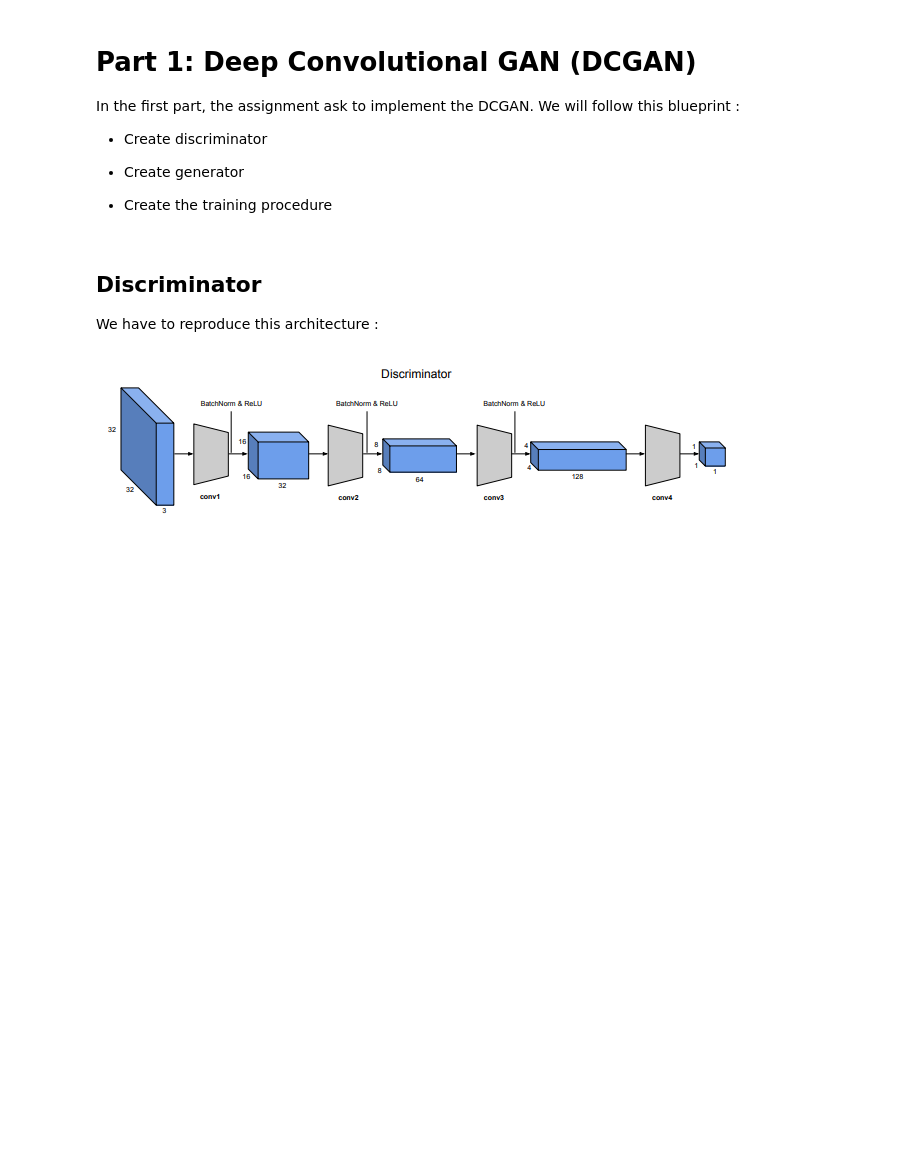
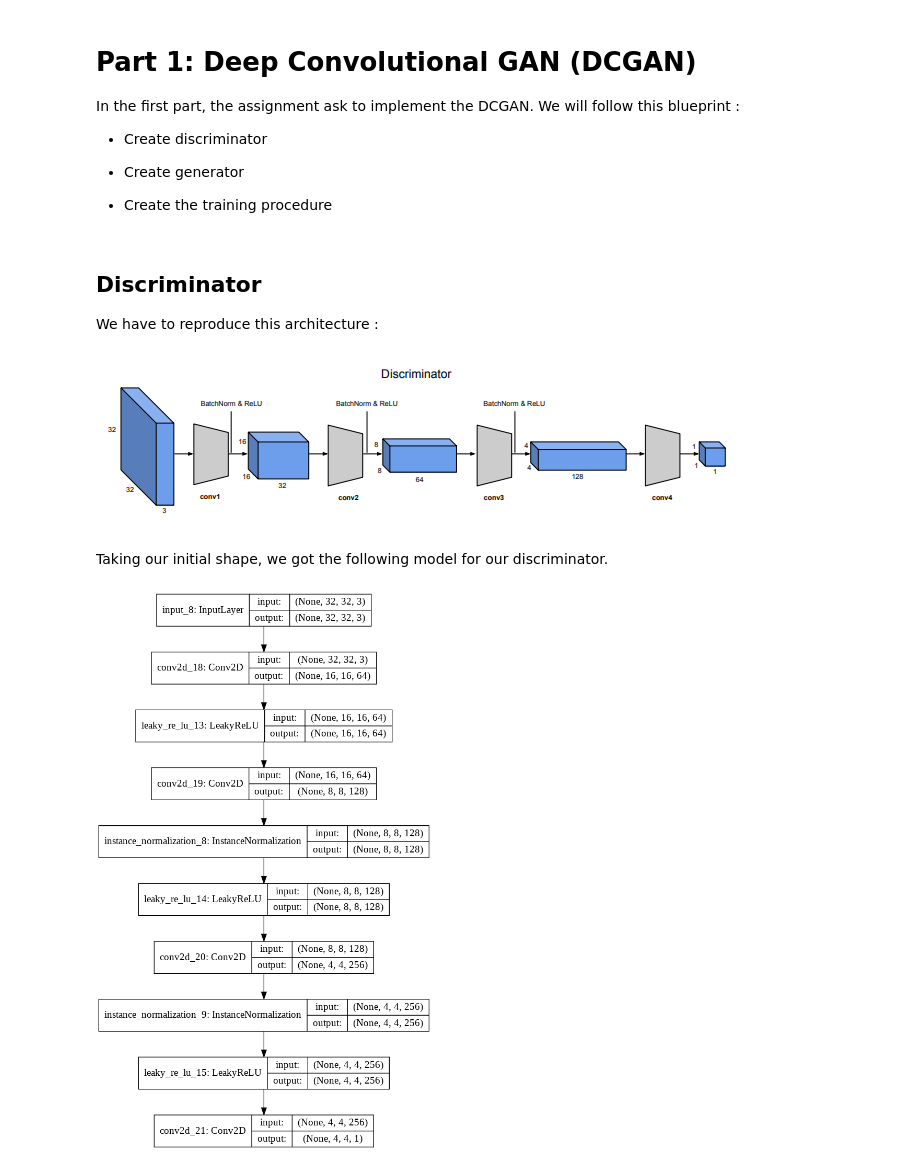
Before and after one commit to melchior-prugniaud/DL-DCGAN-CYCLEGAN, a Jupyter notebook: Cycle_GAN_Implementation.ipynb, the cells around one changed output. Drawn from its saved outputs; the diff is of its cells as text; code cells hidden in the pictures; blank space fills up the shorter version.

```diff
--- a/Cycle_GAN_Implementation.ipynb
+++ b/Cycle_GAN_Implementation.ipynb
@@ -145,21 +145,27 @@ We have to reproduce this architecture :
 ![image.png](embedded-picture-1)
 # %%
 from keras.layers import Conv2D, LeakyReLU, Activation, Concatenate, BatchNormalization
-from keras.models import Input
+from keras.models import Input, Model
+from keras.optimizers import Adam
 from keras.initializers import RandomNormal
+from keras.utils.vis_utils import plot_model
 from keras_contrib.layers.normalization.instancenormalization import InstanceNormalization
 def discriminator(input_shape):
-  init = RandomNormal(stddev=0.02)
+  init = RandomNormal(stddev=0.02) #as used in the article of CycleGan
   Input_image= Input(shape= input_shape)
   padding = 'same'
   kernels = (4,4)
   strides = (2,2)
   size = 64
-  conv1 = Conv2D(size,kernels,strides,padding,kernel_initializer=init)(Input_image)
+  conv1 = Conv2D(size,kernels,strides =strides,padding = padding,kernel_initializer=init)(Input_image)
   conv1 = LeakyReLU(alpha=0.05)(conv1)
-  conv2 = Conv2D(size*2,kernels,strides,padding,kernel_initializer=init)(conv1)
+  conv2 = Conv2D(size*2,kernels,strides =strides,padding = padding,kernel_initializer=init)(conv1)
   conv2 = InstanceNormalization(axis=-1)(conv2)
   conv2 = LeakyReLU(alpha=0.05)(conv2)
-  conv3 = Conv2D(size*4,kernels,strides,padding,kernel_initializer=init)(conv3)
+  conv3 = Conv2D(size*4,kernels,strides =strides,padding = padding,kernel_initializer=init)(conv2)
   conv3 = InstanceNormalization(axis=-1)(conv3)
   conv3 = LeakyReLU(alpha=0.05)(conv3)
+  out = Conv2D(1,kernels,padding = padding,kernel_initializer=init)(conv3)
+  model = Model(Input_image,out)
+  model.compile(loss='mse',optimizer=Adam(lr=0.0002,beta_1=0.5), loss_weights=[0.5])
+  return model
@@ -168,0 +172,6 @@ Conv2D()
+# %% [markdown]
+Taking our initial shape, we got the following model for our discriminator.
+# %%
+plot_model(discriminator((32,32,3)), to_file='discriminator_model_plot.png', show_shapes=True, show_layer_names=True,)
+# %% [output]
+[figure, added]
```
Also changed, not shown: parts of 1 cell of this notebook.
